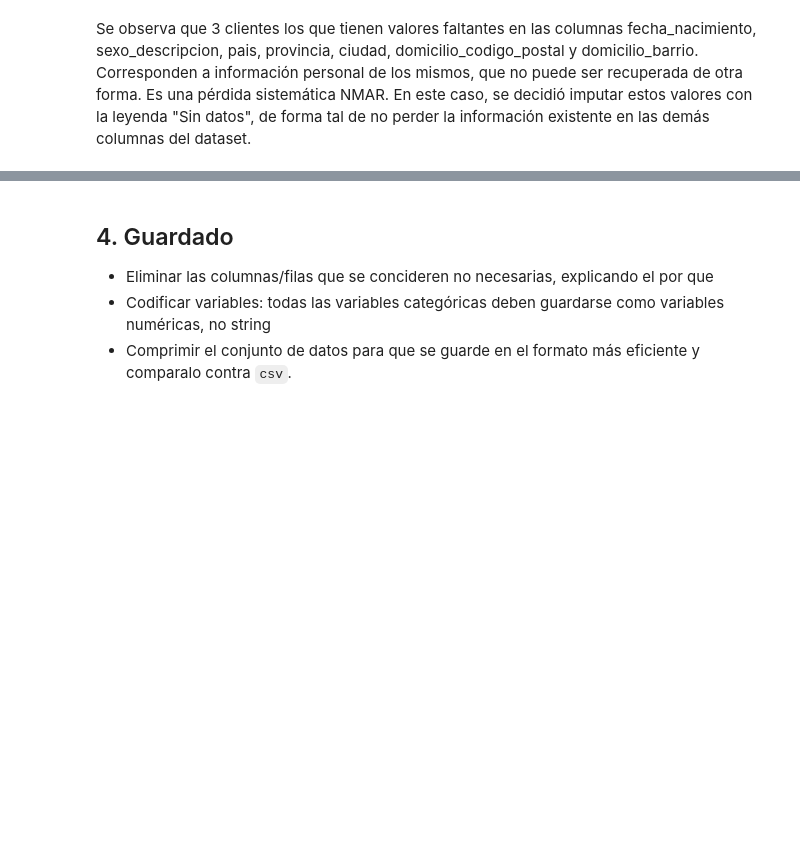
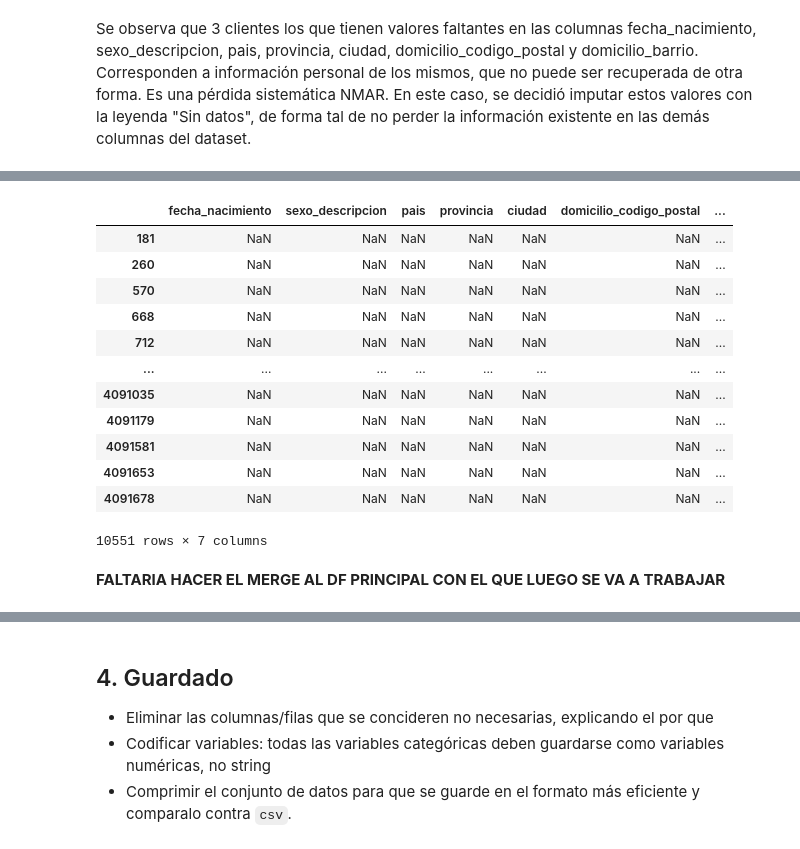
Before and after one commit to JIBarrionuevoGaltier/DiploDatos_2021_Mentoria_Grupo_2, a Jupyter notebook: notebooks_tp2/Trabajo Práctico 2.ipynb, the cells around one changed output, grey strips where cells are left out. Drawn from its saved outputs; the diff is of its cells as text; code cells hidden in the pictures; blank space fills up the shorter version.

```diff
--- a/notebooks_tp2/Trabajo Práctico 2.ipynb
+++ b/notebooks_tp2/Trabajo Práctico 2.ipynb
@@ -469,0 +548,18 @@ En este caso, se decidió imputar estos valores con la leyenda "Sin datos", de f
+# %%
+df_drop.iloc[indices,:][column]
+# %% [output]
+|  | fecha_nacimiento | sexo_descripcion | pais | provincia | ciudad | domicilio_codigo_postal | ... |
+| 181 | NaN | NaN | NaN | NaN | NaN | NaN | ... |
+| 260 | NaN | NaN | NaN | NaN | NaN | NaN | ... |
+| 570 | NaN | NaN | NaN | NaN | NaN | NaN | ... |
+| 668 | NaN | NaN | NaN | NaN | NaN | NaN | ... |
+| 712 | NaN | NaN | NaN | NaN | NaN | NaN | ... |
+| ... | ... | ... | ... | ... | ... | ... | ... |
+| 4091035 | NaN | NaN | NaN | NaN | NaN | NaN | ... |
+| 4091179 | NaN | NaN | NaN | NaN | NaN | NaN | ... |
+| 4091581 | NaN | NaN | NaN | NaN | NaN | NaN | ... |
+| 4091653 | NaN | NaN | NaN | NaN | NaN | NaN | ... |
+| 4091678 | NaN | NaN | NaN | NaN | NaN | NaN | ... |
+10551 rows × 7 columns
+# %% [markdown]
+**FALTARIA HACER EL MERGE AL DF PRINCIPAL CON EL QUE LUEGO SE VA A TRABAJAR**
```
Also changed, not shown: parts of 13 cells of this notebook.
